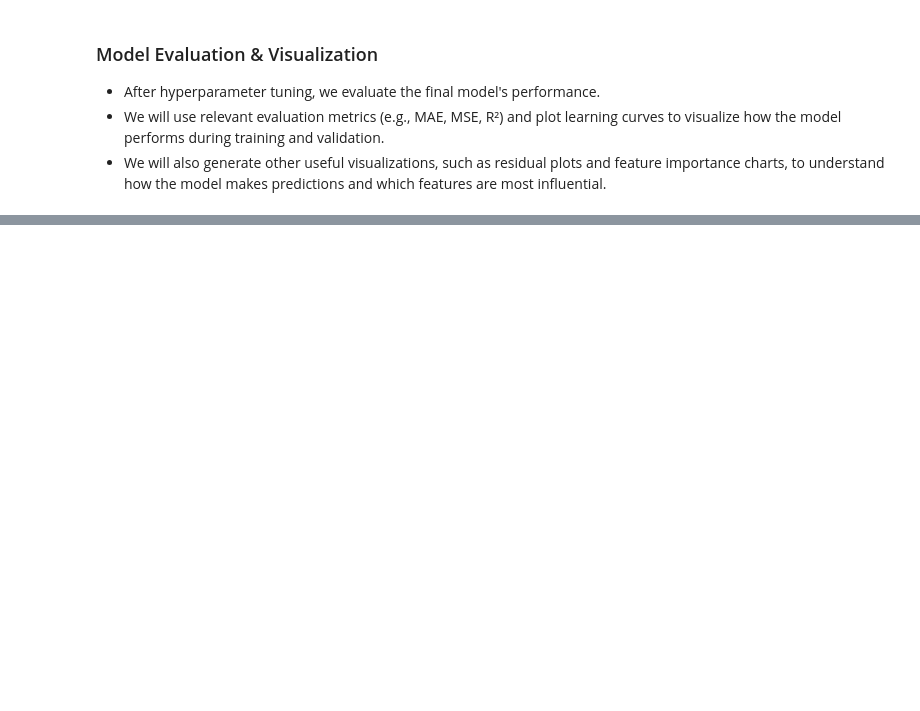
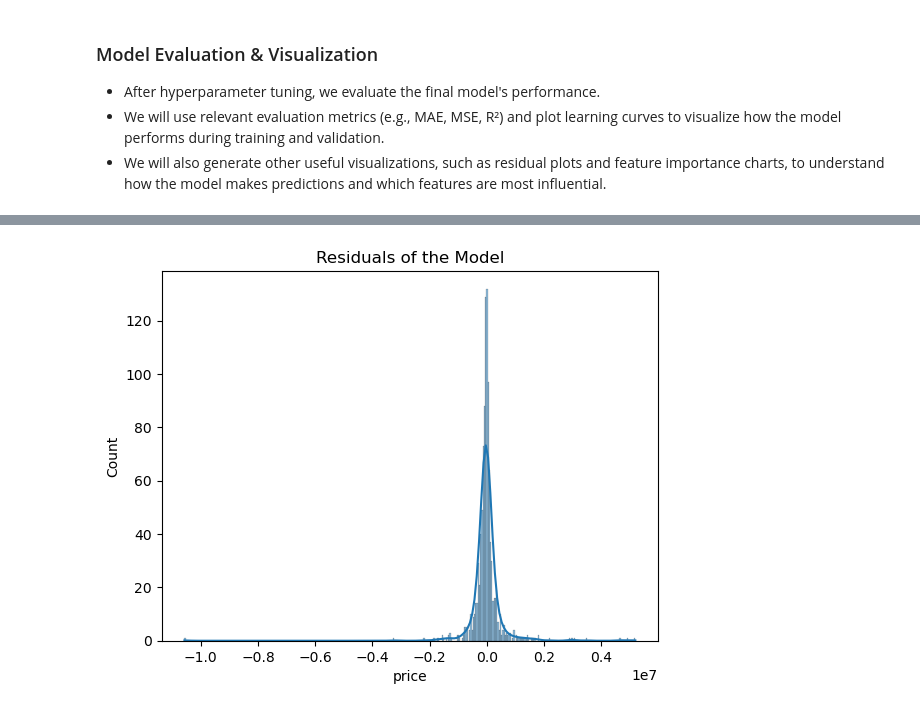
Before and after one commit to quadrillionaiire/AI-Chatbot-for-Real-Estate, a Jupyter notebook: notebooks/heavyml.ipynb, the cells around one changed output, grey strips where cells are left out. Drawn from its saved outputs; the diff is of its cells as text; code cells hidden in the pictures; blank space fills up the shorter version.

```diff
--- a/notebooks/heavyml.ipynb
+++ b/notebooks/heavyml.ipynb
@@ -98,10 +154,10 @@ We will assess their performance using metrics such as Mean Absolute Error (MAE)
 # %%
 #Initialize models
 models = {
-    'Linear Regression': LinearRegression(),
-    'Decision Tree': DecisionTreeRegressor(),
-    'Random Forest': RandomForestRegressor(),
-    'SVM': SVR()
+    "Linear Regression": LinearRegression(),
+    "Decision Tree": DecisionTreeRegressor(random_state=42),
+    "Random Forest": RandomForestRegressor(random_state=42, n_estimators=100),
+    "SVM": SVR(kernel='rbf')
 }
 # %%
 #Dictionary to store metrics
@@ -172,6 +224,0 @@ svm_model = SVR()
-# %%
-#Set up GridSearchCV
-grid_search_svm = GridSearchCV(svm_model, param_grid_svm, cv=5, scoring='r2', verbose=2)
-
-#Fit the model to the training data
-grid_search_svm.fit(X_train, y_train)
@@ -186,0 +225,21 @@ y_pred_svm_tuned = best_svm_model.predict(X_test)
+# %%
+#Random Forest Hyperparameter Tuning
+rf_param_grid = {
+    'n_estimators': [100, 200, 300],
+    'max_depth': [10, 20, 30],
+    'min_samples_split': [2, 5, 10]
+}
+
+rf_grid_search = GridSearchCV(RandomForestRegressor(random_state=42), rf_param_grid, cv=5, scoring='neg_mean_squared_error')
+rf_grid_search.fit(X_train, y_train)
+
+# Best Random Forest model
+best_rf_model = rf_grid_search.best_estimator_
+
+# Evaluate the tuned Random Forest model
+y_pred_rf_tuned = best_rf_model.predict(X_test)
+mae_rf_tuned = mean_absolute_error(y_test, y_pred_rf_tuned)
+mse_rf_tuned = mean_squared_error(y_test, y_pred_rf_tuned)
+r2_rf_tuned = r2_score(y_test, y_pred_rf_tuned)
+
+print(f"Tuned Random Forest: MAE = {mae_rf_tuned:.2f}, MSE = {mse_rf_tuned:.2f}, R2 = {r2_rf_tuned:.2f}")
@@ -240,9 +369,11 @@ Passing `palette` without assigning `hue` is deprecated and will be removed in v
 # %%
 #Visualizing residuals
-y_pred = best_svm_model.predict(X_test)
+y_pred = best_rf_model.predict(X_test)
 residuals = y_test - y_pred
 sns.histplot(residuals, kde=True)
 plt.title('Residuals of the Model')
 plt.show()
+# %% [output]
+[figure, added]
 # %%
 #Feature importance plot (for Random Forest)
```
Also changed, not shown: parts of 47 cells of this notebook, 2 other files.
